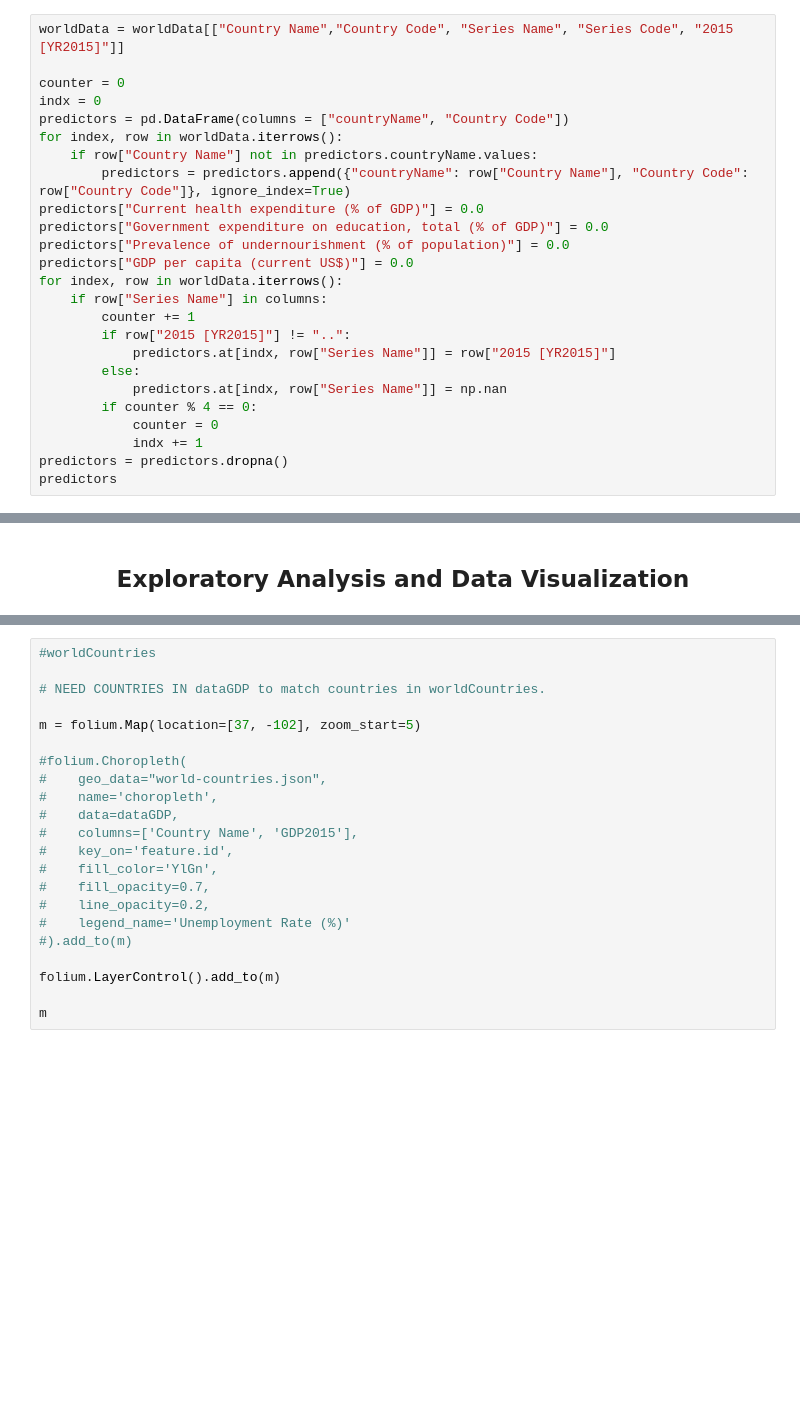
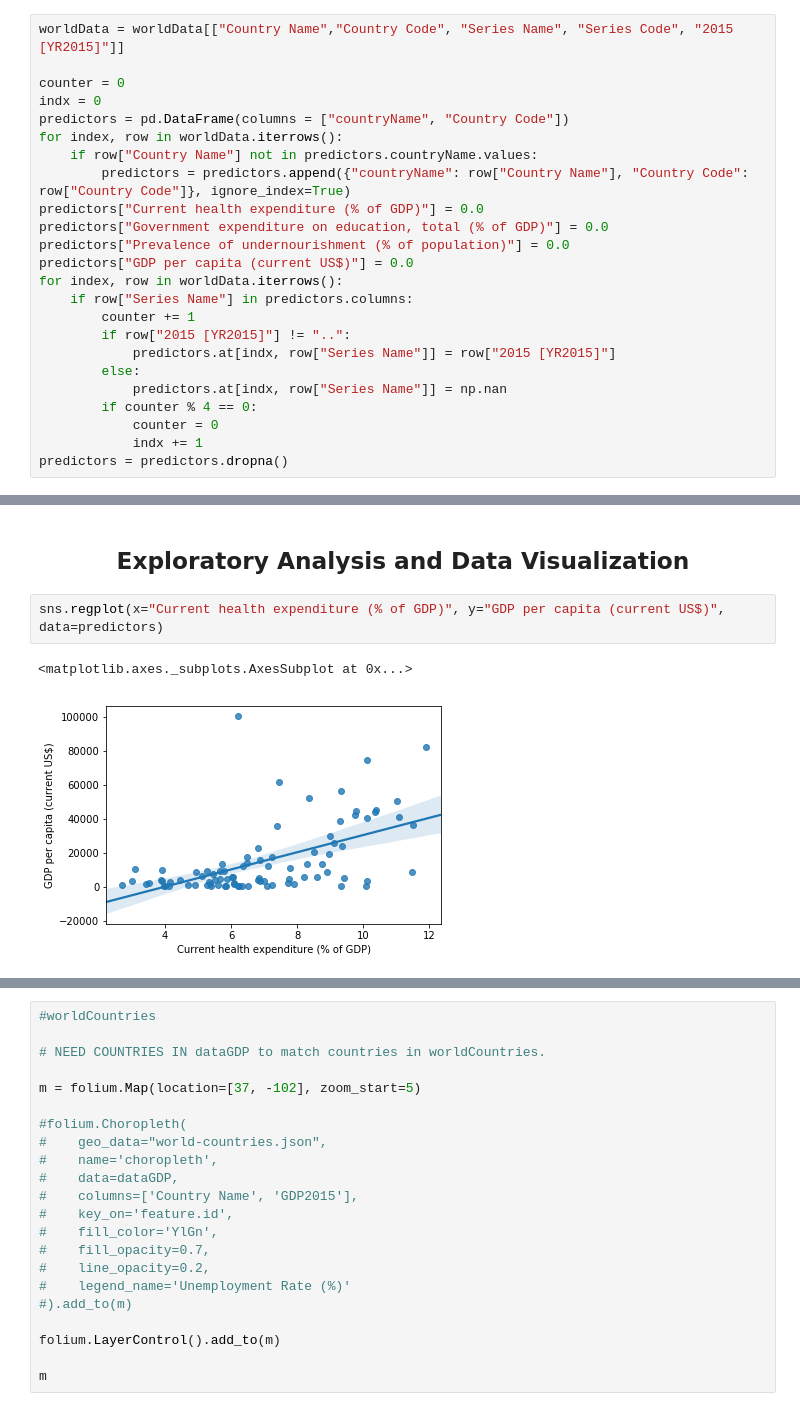
Before and after one commit to thechuster/thechuster.github.io, a Jupyter notebook: FinalProject.ipynb, the cells around one changed output, grey strips where cells are left out. Cells and saved outputs as stored; diff of their text form; blank space fills up the shorter version.

```diff
--- a/FinalProject.ipynb
+++ b/FinalProject.ipynb
@@ -114,7 +134,7 @@ predictors["Government expenditure on education, total (% of GDP)"] = 0.0
 predictors["Prevalence of undernourishment (% of population)"] = 0.0
 predictors["GDP per capita (current US$)"] = 0.0
 for index, row in worldData.iterrows():
-    if row["Series Name"] in columns:
+    if row["Series Name"] in predictors.columns:
         counter += 1
         if row["2015 [YR2015]"] != "..":
             predictors.at[indx, row["Series Name"]] = row["2015 [YR2015]"]
@@ -124,4 +144,3 @@ for index, row in worldData.iterrows():
             counter = 0
             indx += 1
 predictors = predictors.dropna()
-predictors
@@ -172,2 +147,7 @@ dataGDP
 # %% [markdown]
 ## <center>Exploratory Analysis and Data Visualization<center>
+# %%
+sns.regplot(x="Current health expenditure (% of GDP)", y="GDP per capita (current US$)", data=predictors)
+# %% [output]
+<matplotlib.axes._subplots.AxesSubplot at 0x...>
+[figure, added]
```
Also changed, not shown: parts of 23 cells of this notebook.
